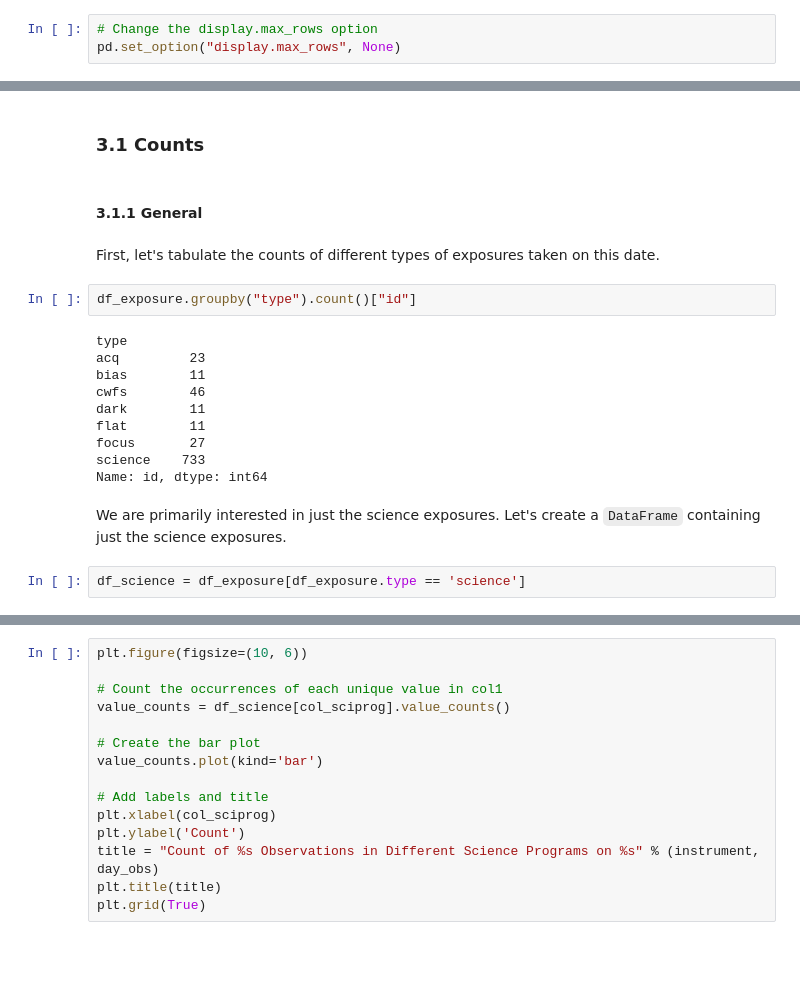
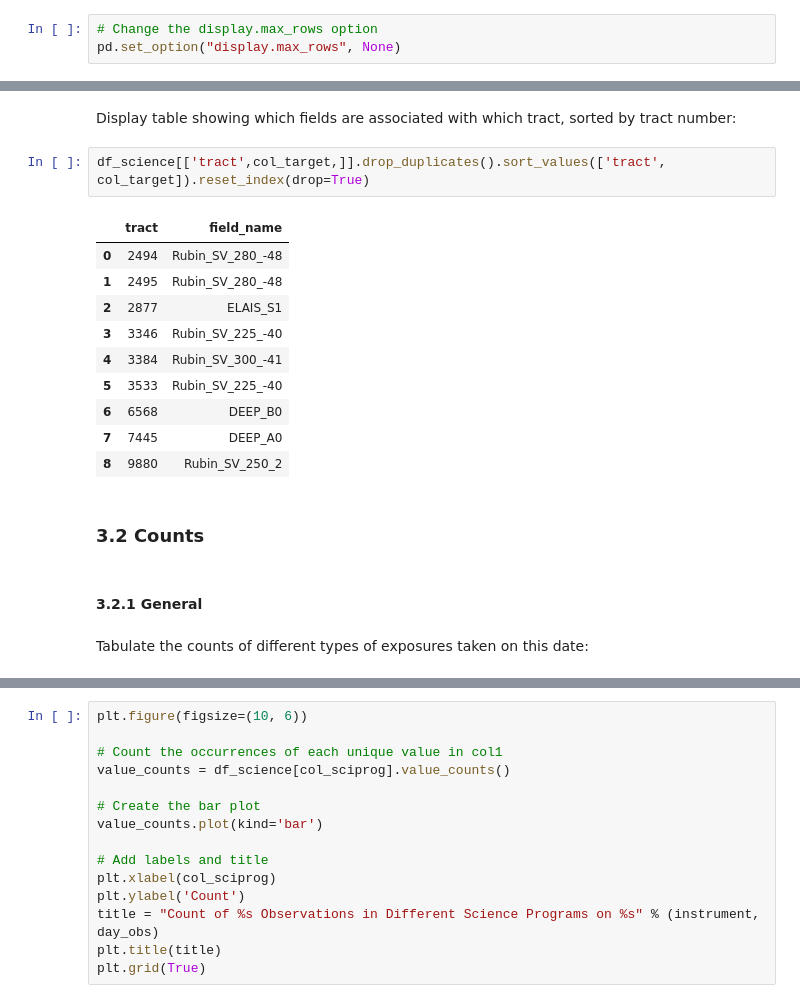
Before and after one commit to lsst-dm/vv-team-notebooks, a Jupyter notebook: notebooks/PREOPS-5002-target-report.ipynb, the cells around one changed output, grey strips where cells are left out. Saved outputs shown, nothing was run; the diff lists cells and outputs as text; blank space fills up the shorter version.

```diff
--- a/notebooks/PREOPS-5002-target-report.ipynb
+++ b/notebooks/PREOPS-5002-target-report.ipynb
@@ -733,22 +487,21 @@ pd.set_option("display.max_rows", None)
+# %% [markdown]
+Display table showing which fields are associated with which tract, sorted by tract number:
+# %%
+df_science[['tract',col_target,]].drop_duplicates().sort_values(['tract', col_target]).reset_index(drop=True)
+# %% [output]
+|  | tract | field_name |
+| 0 | 2494 | Rubin_SV_280_-48 |
+| 1 | 2495 | Rubin_SV_280_-48 |
+| 2 | 2877 | ELAIS_S1 |
+| 3 | 3346 | Rubin_SV_225_-40 |
+| 4 | 3384 | Rubin_SV_300_-41 |
+| 5 | 3533 | Rubin_SV_225_-40 |
+| 6 | 6568 | DEEP_B0 |
+| 7 | 7445 | DEEP_A0 |
+| 8 | 9880 | Rubin_SV_250_2 |
 # %% [markdown]
-### 3.1 Counts
+### 3.2 Counts
 # %% [markdown]
-#### 3.1.1 General
+#### 3.2.1 General
 # %% [markdown]
-First, let's tabulate the counts of different types of exposures taken on this date.
+Tabulate the counts of different types of exposures taken on this date:
-# %%
-df_exposure.groupby("type").count()["id"]
-# %% [output]
-type
-acq         23
-bias        11
-cwfs        46
-dark        11
-flat        11
-focus       27
-science    733
-Name: id, dtype: int64
-# %% [markdown]
-We are primarily interested in just the science exposures.  Let's create a `DataFrame` containing just the science exposures.
-# %%
-df_science = df_exposure[df_exposure.type == 'science']
```
Also changed, not shown: parts of 190 cells of this notebook.
